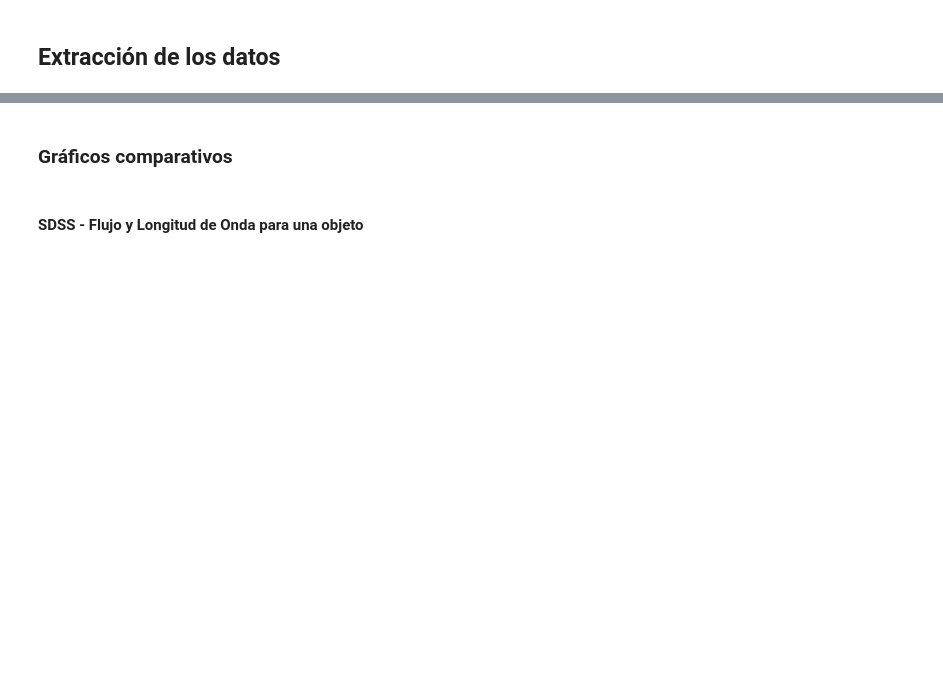
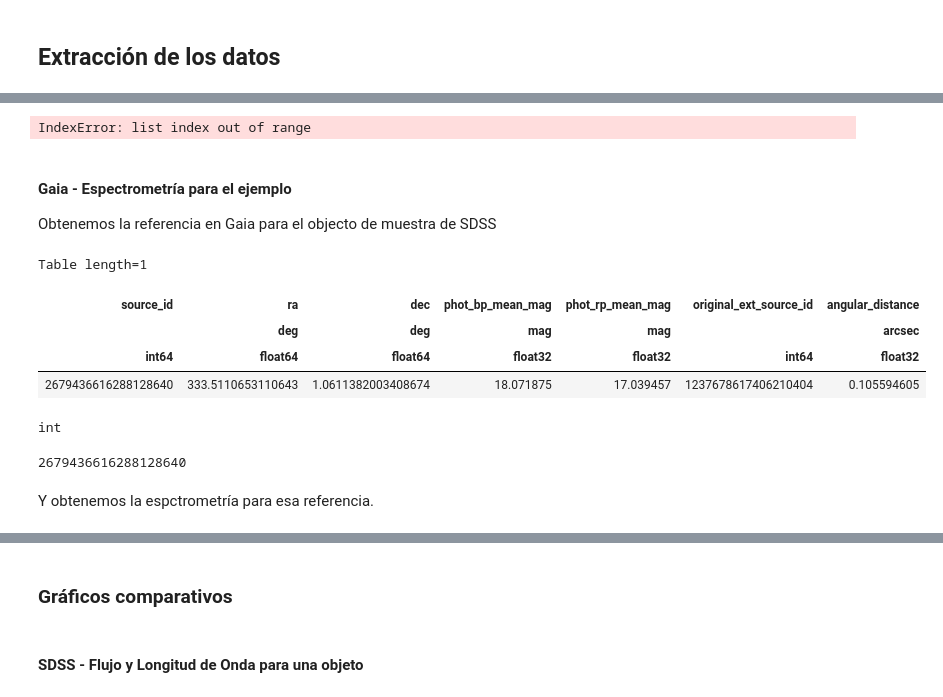
Before and after one commit to javier-cacho-master-ai/trabajo-fin-master, a Jupyter notebook: solution/main.ipynb, the cells around one changed output, grey strips where cells are left out. Saved outputs shown, nothing was run; the diff lists cells and outputs as text; code cells hidden in the pictures; blank space fills up the shorter version.

```diff
--- a/solution/main.ipynb
+++ b/solution/main.ipynb
@@ -8,0 +76,19 @@
+# %%
+from astroquery.sdss import SDSS
+from astropy.io import ascii
+from astropy.table import Table
+import services.querying as sq
+
+gaia_crossmatch_ids = gaia_job_results["original_ext_source_id"]
+query_filter_ids = ",".join(gaia_crossmatch_ids.astype(str))
+
+sdss_query_path = Path("services", "queries", "sdss.adql")
+sdss_query_template = sdss_query_path.read_text(encoding="utf-8")
+sdss_query_template_sanitized = sq.sanitize_adql(sdss_query_template)
+sdss_query = sdss_query_template_sanitized.format(filter_ids=query_filter_ids)
+
+display(sdss_query)
+sdss_query_result = SDSS.query_sql(sdss_query, data_release=13)
+
+
+display(sdss_query_result)
@@ -161,0 +170,33 @@ FITS_rec([(19.237034, 3.581 , 0.39417487, 0, 0, 1.138838  , 10.210556 , 17.20581
+# %%
+# Grab the very first table from the nested structure
+table = list(gaia_spectra_data.values())[0][0].to_table()
+
+# The columns are right there
+print(table.colnames)
+# %% [output]
+IndexError: list index out of range
+# %% [markdown]
+ #### Gaia - Espectrometría para el ejemplo
+
+ Obtenemos la referencia en Gaia para el objecto de muestra de SDSS
+# %%
+gaia_sample_object = gaia_job_results[
+    gaia_job_results["original_ext_source_id"] == sdss_sample_object["bestObjID"]
+]
+
+display(gaia_sample_object)
+
+gaia_sample_object_source_id = gaia_sample_object["source_id"].item()
+
+display(type(gaia_sample_object_source_id))
+display(gaia_sample_object_source_id)
+# %% [output]
+Table length=1
+| source_id | ra | dec | phot_bp_mean_mag | phot_rp_mean_mag | original_ext_source_id | angular_distance |
+|  | deg | deg | mag | mag |  | arcsec |
+| int64 | float64 | float64 | float32 | float32 | int64 | float32 |
+| 2679436616288128640 | 333.5110653110643 | 1.0611382003408674 | 18.071875 | 17.039457 | 1237678617406210404 | 0.105594605 |
+int
+2679436616288128640
+# %% [markdown]
+ Y obtenemos la espctrometría para esa referencia.
```
Also changed, not shown: parts of 27 cells of this notebook, 5 other files.
